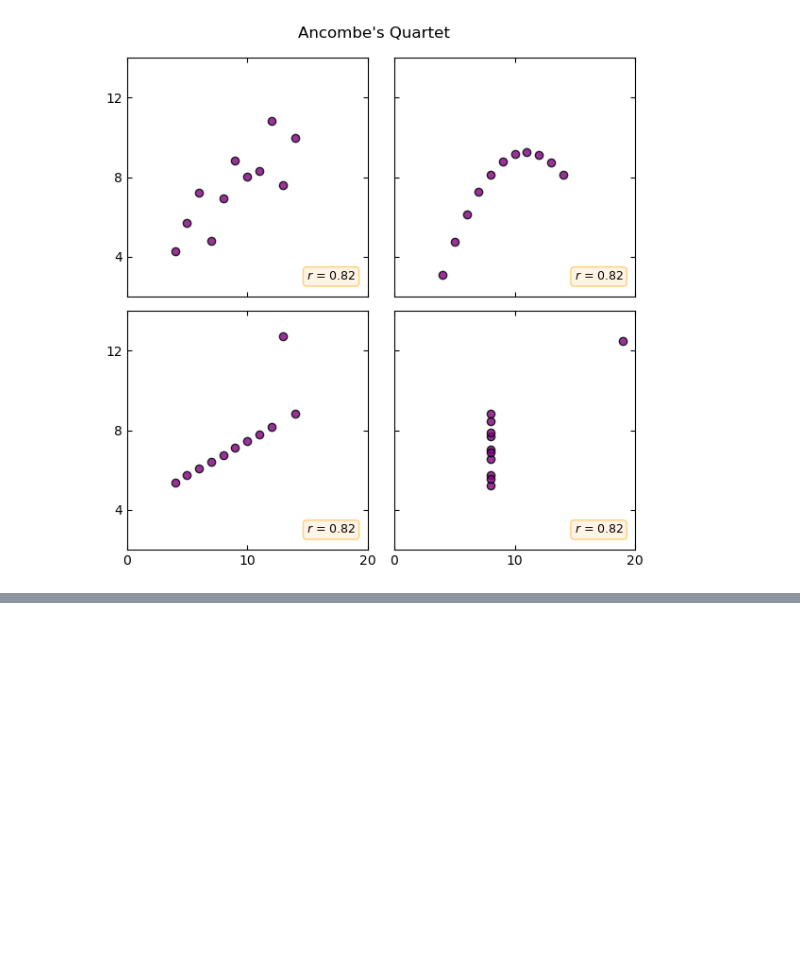
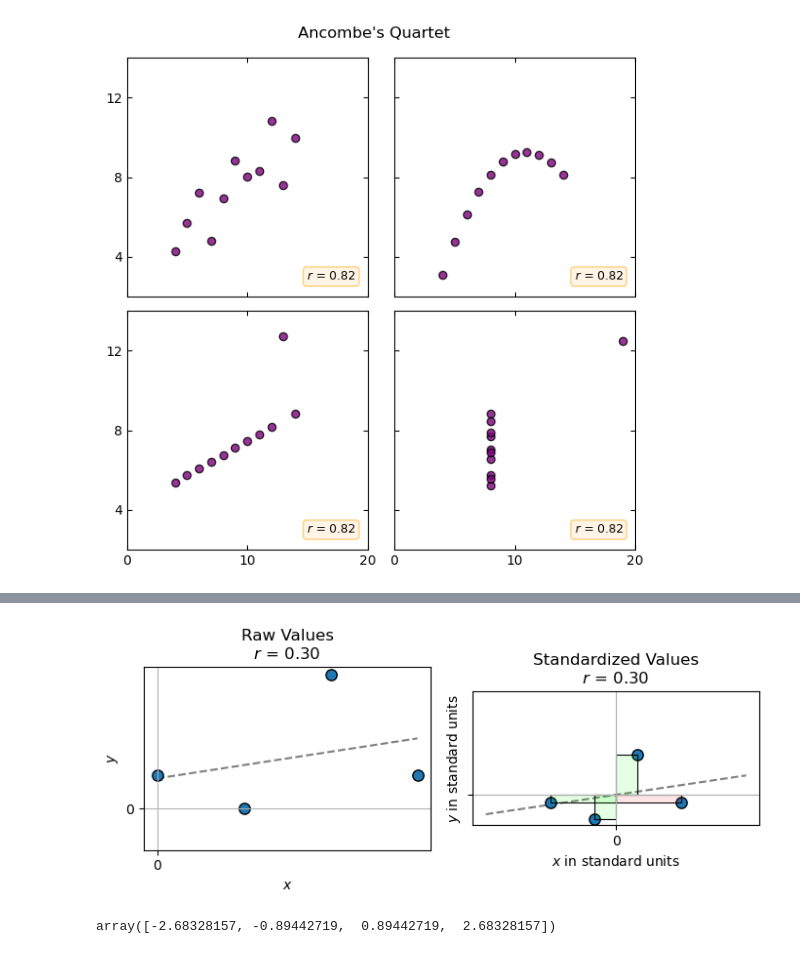
Before and after one commit to alexanderthclark/Stats1101, a Jupyter notebook: helpers/correlationHelper.ipynb, the cells around one changed output, grey strips where cells are left out. Saved outputs shown, nothing was run; the diff lists cells and outputs as text; code cells hidden in the pictures; blank space fills up the shorter version.

```diff
--- a/helpers/correlationHelper.ipynb
+++ b/helpers/correlationHelper.ipynb
@@ -639,0 +715,74 @@ plt.show()
+# %%
+#x, y_neg
+
+x = 0, 10, 20, 30
+y = 1, 0, 4, 1
+
+#x = -2, 0, 0, 0, 0, 0, 0, 2
+#y = -2, 2, 0, 0, 0, 0, 0, 0
+
+x_std = (x - np.mean(x))/np.std(x, ddof = 0)
+y_std = (y - np.mean(y))/np.std(y, ddof = 0)
+
+
+r_raw = np.corrcoef(x, y)[0][1]
+r = np.corrcoef(x_std, y_std)[0][1]
+
+coefficients = np.polyfit(x_std, y_std, 1)
+polynomial = np.poly1d(coefficients)
+
+coefficients_raw = np.polyfit(x, y, 1)
+polynomial_raw = np.poly1d(coefficients_raw)
+
+fig, axs = plt.subplots(1, 2, figsize=(7, 3), sharex = False, sharey = True)
+
+
+ax = axs[0]
+ax.scatter(x, y, fc='C0', ec='black', s = 66)
+ax.set_title('Raw Values'+ "\n" + fr"$r$ = {r_raw:.2f}")
+ax.plot(x, polynomial_raw(x), ls='dashed', color='gray', zorder=-10)
+#ax.set_aspect(.5)
+ax.set_xlabel("$x$")
+ax.set_ylabel("$y$")
+
+
+ax = axs[1]
+ax.scatter(x_std, y_std, fc='C0', ec='black', s = 66)
+ax.set_title('Standardized Values'+ "\n" + fr"$r$ = {r:.2f}")
+ax.plot(x_std*2, polynomial((x_std*2)), ls='dashed', color='gray', zorder=-10)
+ax.set_aspect(.5)
+ax.set_xlabel("$x$ in standard units")
+ax.set_ylabel("$y$ in standard units")
+
+
+for i in range(len(x_std)):
+
+    x, y = x_std[i], y_std[i]
+    if x*y >= 0:
+        color = (0,1,0,.1)
+    else:
+        color = (1,0,0,.1)
+
+    ax.fill_between((0,x), y,# alpha = 0.1,
+                   fc = color,
+                   ec = 'black',
+                   lw = .8)
+
+for ax in axs:
+    ax.set_yticks([0])
+    ax.set_xticks([0])
+    ax.grid(True)
+
+#axs[0].set_xticks([0,1,2,3])
+
+plt.tight_layout()
+#plt.savefig("../book/images/rawStandardizedCorr.svg", transparent = True)
+plt.savefig("../book/images/correlationAreas_with_slope.pdf") #, transparent = True)
+
+#plt.suptitle('')
+# %% [output]
+[figure, added]
+# %%
+2 * x_std
+# %% [output]
+array([-2.68328157, -0.89442719,  0.89442719,  2.68328157])
```
Also changed, not shown: parts of 5 cells of this notebook, 42 other files.
